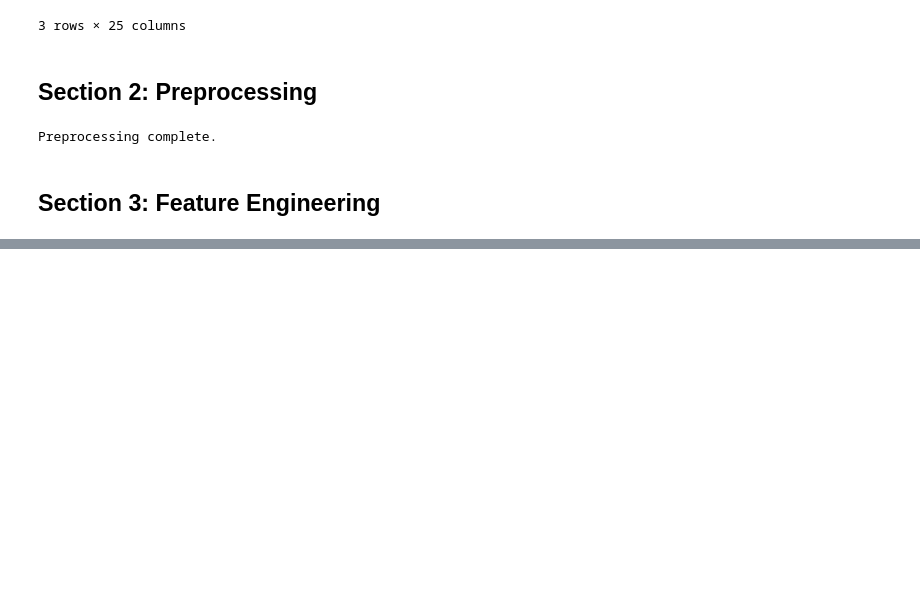
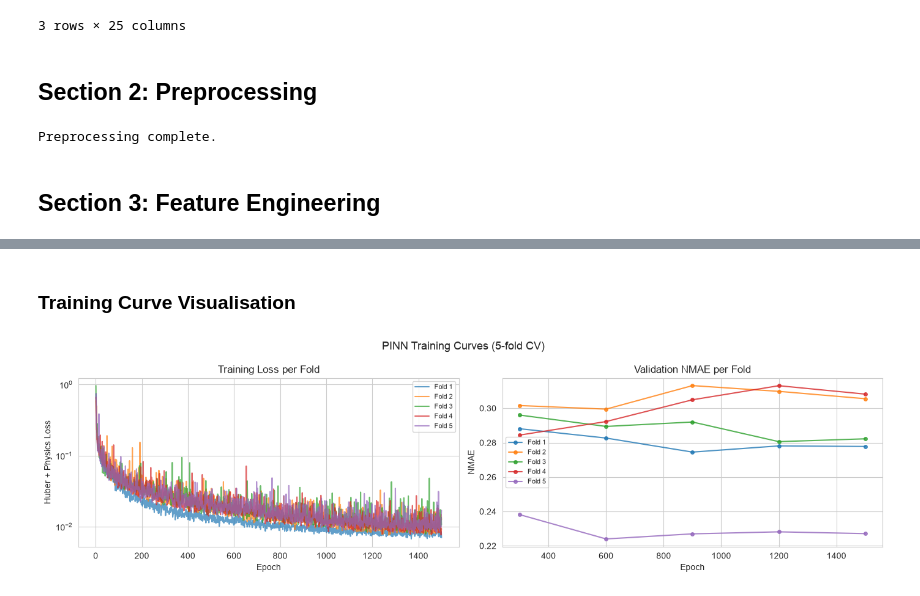
Before and after one commit to jkmathilda/proctor_prediction, a Jupyter notebook: scripts/claudev3.ipynb, the cells around one changed output, grey strips where cells are left out. Drawn from its saved outputs; the diff is of its cells as text; code cells hidden in the pictures; blank space fills up the shorter version.

```diff
--- a/scripts/claudev3.ipynb
+++ b/scripts/claudev3.ipynb
@@ -75,12 +70,14 @@ Train: (201, 25)  |  Test: (87, 23)
 ## Section 2: Preprocessing
 # %%
 TARGET_COLS = ['proctor_mdd_g_cm3', 'proctor_owc_pct']
+
 PSD_D_COLS = [
     'psd_size_at_d10_mm', 'psd_size_at_d20_mm', 'psd_size_at_d30_mm',
     'psd_size_at_d40_mm', 'psd_size_at_d50_mm', 'psd_size_at_d60_mm',
     'psd_size_at_d70_mm', 'psd_size_at_d80_mm', 'psd_size_at_d90_mm',
     'psd_size_at_d95_mm', 'psd_size_at_d98_mm'
 ]
+
 HIGH_MISSING = [
     'atterberg_liquid_limit_pct', 'atterberg_plastic_limit_pct',
     'hyd_cond_kf_m_s', 'hyd_cond_hyd_gradient', 'loss_on_ignition_pct'
@@ -89,7 +86,8 @@ HIGH_MISSING = [
 def preprocess(df, medians=None, fit=False):
     df = df.copy()
     df['psd_has_sedimentation'] = df['psd_has_sedimentation'].map(
-        {True: 1, False: 0, 'True': 1, 'False': 0}).astype(float)
+        {True: 1, False: 0, 'True': 1, 'False': 0}
+    ).astype(float)
     for col in PSD_D_COLS + HIGH_MISSING + [
         'psd_passing_at_0_002mm_pct', 'psd_passing_at_0_063mm_pct',
         'psd_passing_at_2mm_pct', 'grain_density_g_cm3', 'proctor_diam_mm'
@@ -626,0 +171,7 @@ print('='*70)
+# %%
+def nmae(y_mdd_true, y_owc_true, y_mdd_pred, y_owc_pred):
+    mae_mdd = np.mean(np.abs(y_mdd_true - y_mdd_pred))
+    mae_owc = np.mean(np.abs(y_owc_true - y_owc_pred))
+    return 0.5 * (mae_mdd / IQR_MDD) + 0.5 * (mae_owc / IQR_OWC)
+
+print('NMAE metric defined.')
@@ -626,0 +438,33 @@ print('='*70)
+# %% [markdown]
+### Training Curve Visualisation
+# %%
+fig, axes = plt.subplots(1, 2, figsize=(14, 4))
+
+for fold_i, hist in enumerate(fold_history):
+    epochs = range(1, len(hist['train_loss']) + 1)
+    axes[0].plot(epochs, hist['train_loss'], alpha=0.7, label=f'Fold {fold_i+1}')
+
+axes[0].set_title('Training Loss per Fold')
+axes[0].set_xlabel('Epoch')
+axes[0].set_ylabel('Huber + Physics Loss')
+axes[0].legend(fontsize=8)
+axes[0].set_yscale('log')
+
+for fold_i, hist in enumerate(fold_history):
+    if hist['val_nmae']:
+        check_epochs = list(range(300, N_EPOCHS + 1, 300))
+        if len(check_epochs) > len(hist['val_nmae']):
+            check_epochs = check_epochs[:len(hist['val_nmae'])]
+        axes[1].plot(check_epochs, hist['val_nmae'], marker='o', markersize=4,
+                     alpha=0.8, label=f'Fold {fold_i+1}')
+
+axes[1].set_title('Validation NMAE per Fold')
+axes[1].set_xlabel('Epoch')
+axes[1].set_ylabel('NMAE')
+axes[1].legend(fontsize=8)
+
+plt.suptitle('PINN Training Curves (5-fold CV)', fontsize=13)
+plt.tight_layout()
+plt.show()
+# %% [output]
+[figure, added]
```
Also changed, not shown: parts of 52 cells of this notebook, 7 other files.
